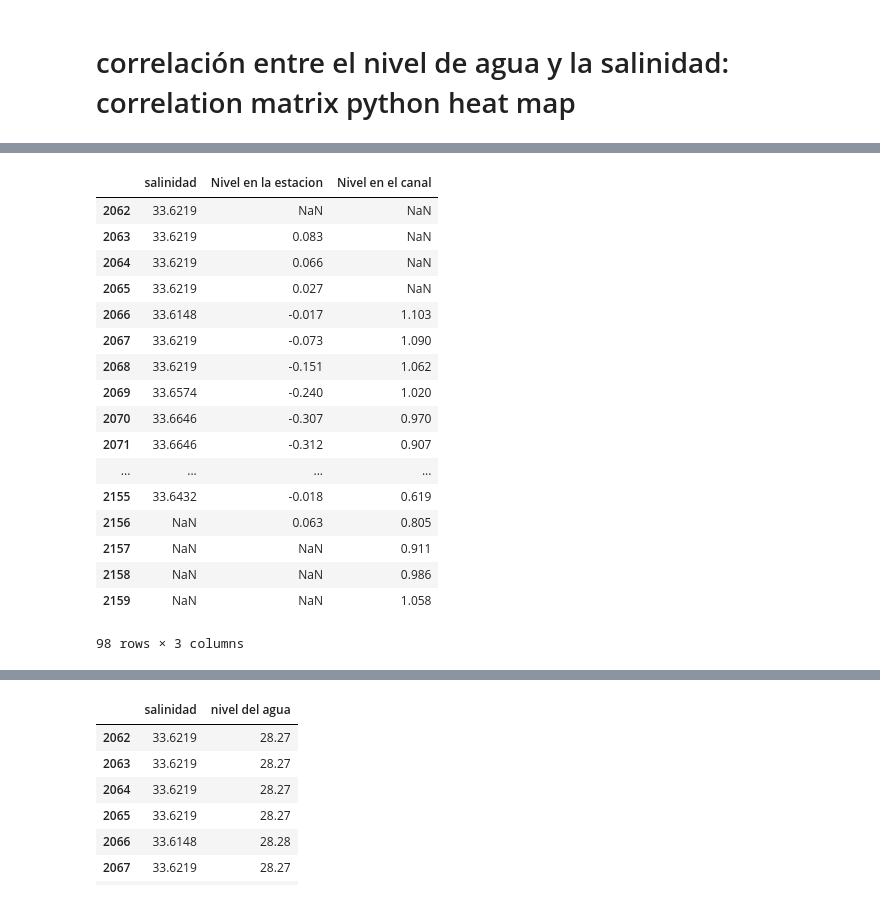
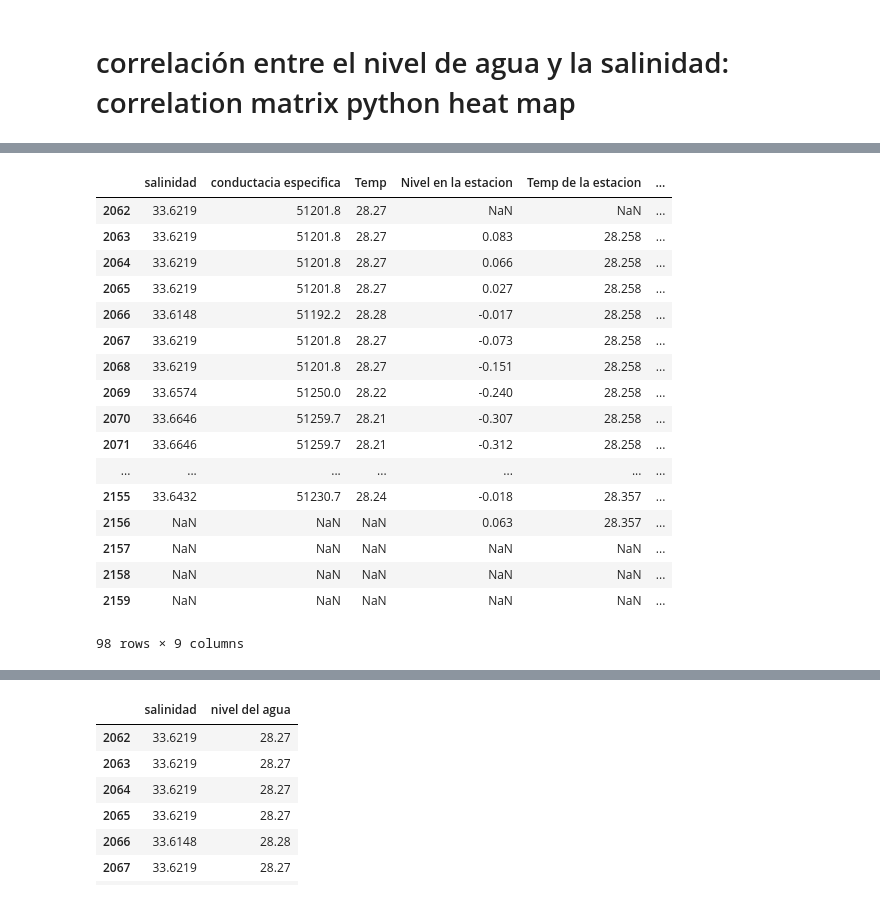
Before and after one commit to laloolea/computacional1, a Jupyter notebook: Actividad3/el Manglar El Sargento.ipynb, the cells around one changed output, grey strips where cells are left out. Cells and saved outputs as stored; diff of their text form; code cells hidden in the pictures.

```diff
--- a/Actividad3/el Manglar El Sargento.ipynb
+++ b/Actividad3/el Manglar El Sargento.ipynb
@@ -59,7 +59,7 @@ old.head()
 | 3 | 4 | 08/16/2018 13:15:00 | 104.239 | 28.655 | -0.352 |
 | 4 | 5 | 08/16/2018 13:30:00 | 104.255 | 28.655 | -0.350 |
 # %%
-salinidad.columns = ['#','Fecha','Low Ring','High Ring',
+salinidad.columns = ['#','Fecha','Conductividad baja','Conductividad baja',
                      'Temp','conductancia especifica, s/cm,',
                      'sal, ppt',]
 salinidad.head()
@@ -335,27 +335,34 @@ print(diacanal['Nivel'])
 2159    1.058
 Name: Nivel, Length: 94, dtype: float64
 # %%
- A = {'salinidad':diasal['sal, ppt'] , 'Nivel en la estacion':diaold['Nivel'],
-       'Nivel en el canal':diacanal['Nivel'] }
-Af = pd.DataFrame(data=A)
-Af
+ dia= {'salinidad':diasal['sal, ppt'] ,
+      'conductacia especifica':diasal['conductancia especifica, s/cm,'],
+      'Temp': diasal['Temp'],
+      'Nivel en la estacion':diaold['Nivel'],
+       'Temp de la estacion': diaold['Temp'],
+      'presion en la estacion':diaold['Presion'],
+      'Nivel en el canal':diacanal['Nivel'],
+       'Temp en el canal': diacanal['Temp'],
+      'presion en el canal':diacanal['Presion']}
+Dia = pd.DataFrame(data=dia)
+Dia
 # %% [output]
-|  | salinidad | Nivel en la estacion | Nivel en el canal |
-| 2062 | 33.6219 | NaN | NaN |
-| 2063 | 33.6219 | 0.083 | NaN |
-| 2064 | 33.6219 | 0.066 | NaN |
-| 2065 | 33.6219 | 0.027 | NaN |
-| 2066 | 33.6148 | -0.017 | 1.103 |
-| 2067 | 33.6219 | -0.073 | 1.090 |
-| 2068 | 33.6219 | -0.151 | 1.062 |
-| 2069 | 33.6574 | -0.240 | 1.020 |
-| 2070 | 33.6646 | -0.307 | 0.970 |
-| 2071 | 33.6646 | -0.312 | 0.907 |
-| ... | ... | ... | ... |
-| 2155 | 33.6432 | -0.018 | 0.619 |
-| 2156 | NaN | 0.063 | 0.805 |
-| 2157 | NaN | NaN | 0.911 |
-| 2158 | NaN | NaN | 0.986 |
-| 2159 | NaN | NaN | 1.058 |
+|  | salinidad | conductacia especifica | Temp | Nivel en la estacion | Temp de la estacion | ... |
+| 2062 | 33.6219 | 51201.8 | 28.27 | NaN | NaN | ... |
+| 2063 | 33.6219 | 51201.8 | 28.27 | 0.083 | 28.258 | ... |
+| 2064 | 33.6219 | 51201.8 | 28.27 | 0.066 | 28.258 | ... |
+| 2065 | 33.6219 | 51201.8 | 28.27 | 0.027 | 28.258 | ... |
+| 2066 | 33.6148 | 51192.2 | 28.28 | -0.017 | 28.258 | ... |
+| 2067 | 33.6219 | 51201.8 | 28.27 | -0.073 | 28.258 | ... |
+| 2068 | 33.6219 | 51201.8 | 28.27 | -0.151 | 28.258 | ... |
+| 2069 | 33.6574 | 51250.0 | 28.22 | -0.240 | 28.258 | ... |
+| 2070 | 33.6646 | 51259.7 | 28.21 | -0.307 | 28.258 | ... |
+| 2071 | 33.6646 | 51259.7 | 28.21 | -0.312 | 28.258 | ... |
+| ... | ... | ... | ... | ... | ... | ... |
+| 2155 | 33.6432 | 51230.7 | 28.24 | -0.018 | 28.357 | ... |
+| 2156 | NaN | NaN | NaN | 0.063 | 28.357 | ... |
+| 2157 | NaN | NaN | NaN | NaN | NaN | ... |
+| 2158 | NaN | NaN | NaN | NaN | NaN | ... |
+| 2159 | NaN | NaN | NaN | NaN | NaN | ... |
-98 rows × 3 columns
+98 rows × 9 columns
 # %%
```
Also changed, not shown: parts of 6 cells of this notebook.
